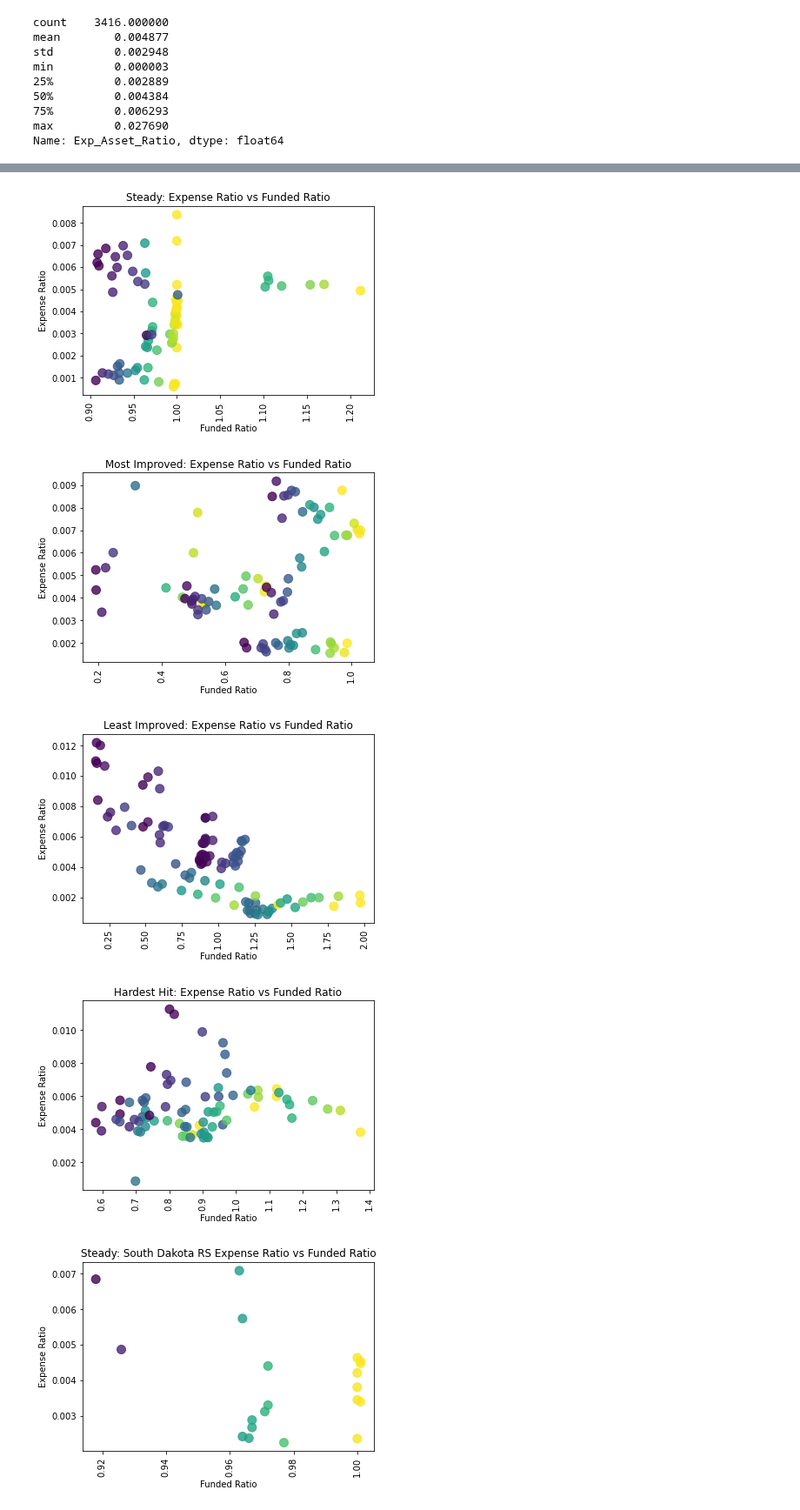
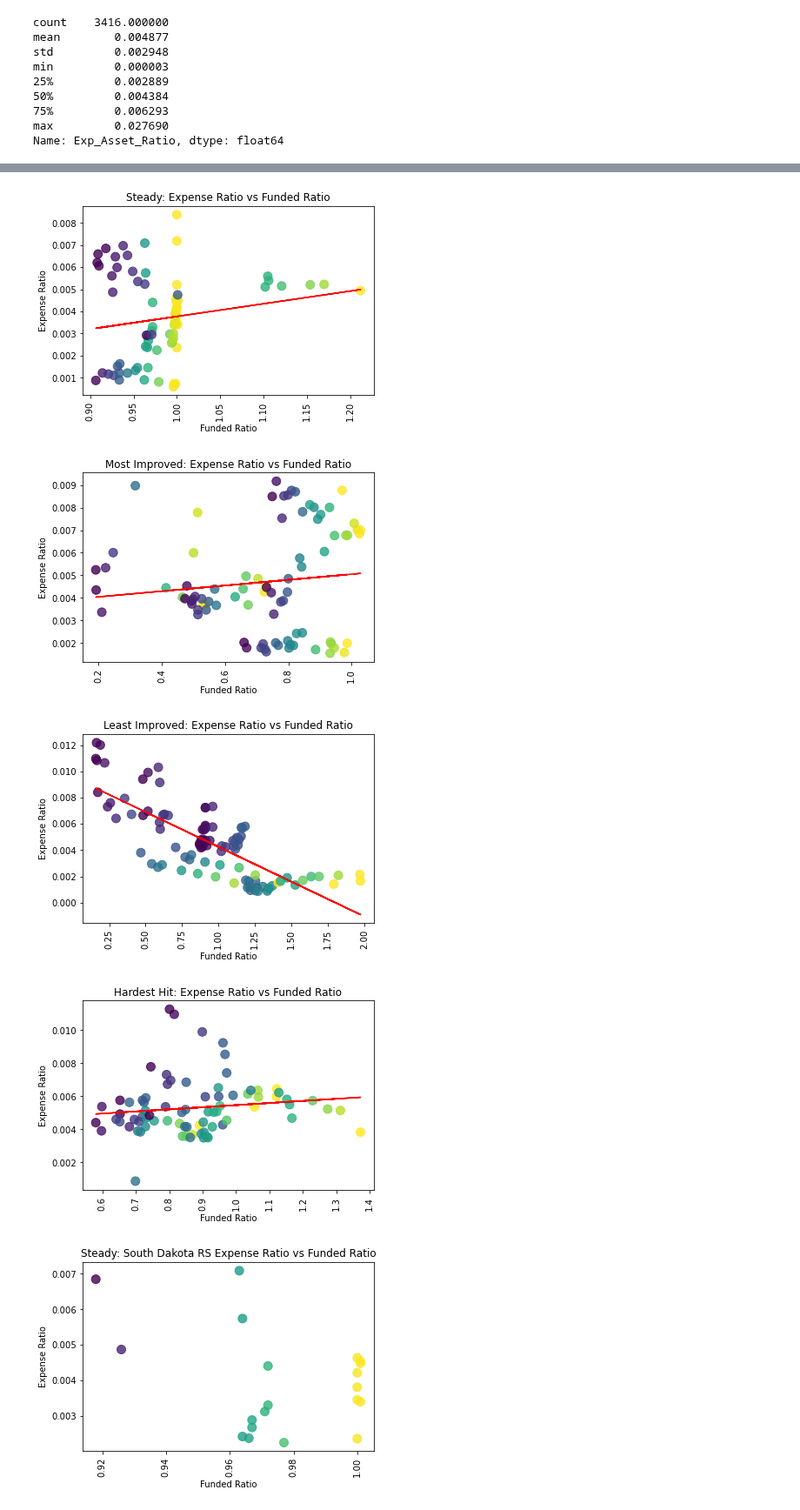
Before and after one commit to DeltaDeutsch/PPD-Group-Project, a Jupyter notebook: PPD Group Costs Fees.ipynb, the cells around one changed output, grey strips where cells are left out. Shown at 87% size. Saved outputs shown, nothing was run; the diff lists cells and outputs as text; code cells hidden in the pictures.

Commit message:
Added code to generate linear regressions in the for plotting for loops

```diff
--- a/PPD Group Costs Fees.ipynb
+++ b/PPD Group Costs Fees.ipynb
@@ -83,3 +84,9 @@ min         0.000003
 75%         0.006293
 max         0.027690
 Name: Exp_Asset_Ratio, dtype: float64
+# %%
+y_values = plan_income_funded_data_df.loc[plan_income_funded_data_df["ppd_id"].isin(focus_plans_list),"Exp_Asset_Ratio"]
+x_values = plan_income_funded_data_df.loc[plan_income_funded_data_df["ppd_id"].isin(focus_plans_list),"ActFundedRatio_GASB"]
+(slope, intercept, rvalue, pvalue, stderr) = st.linregress(x_values, y_values)
+regress_values = x_values * slope + intercept
+line_eq = "y = " + str(round(slope,2)) + "x + " + str(round(intercept,2))
@@ -86,24 +97,38 @@ Name: Exp_Asset_Ratio, dtype: float64
 # %%
 #Generate single plot for each key in the dictionary
 for key,value in study_plans_dict.items():
     for plans in value:
         plan_x=plan_income_funded_data_df[plan_income_funded_data_df["ppd_id"]==plans]
         plan_x_exprat=plan_x["Exp_Asset_Ratio"]
         plan_x_fundrat=plan_x["ActFundedRatio_GASB"]
         plan_x_fy=plan_x["fy"]
         plan_x_name=plan_data_df.loc[plan_data_df['ppd_id'] == plans, 'PlanName'].iloc[0]
+
+
+
         plt.title(f'{key}: Expense Ratio vs Funded Ratio')
         plt.xlabel("Funded Ratio")
         plt.ylabel("Expense Ratio")
         plt.scatter(plan_x_fundrat,plan_x_exprat,c=plan_x_fundrat,s=100,alpha=.8)
         plt.xticks(rotation=90)
-    plt.savefig(f'plot images/all_{key}_exprat_fundrat.png')
+
+
+
+
+
+    y_values = plan_income_funded_data_df.loc[plan_income_funded_data_df["ppd_id"].isin(value),"Exp_Asset_Ratio"]
+    x_values = plan_income_funded_data_df.loc[plan_income_funded_data_df["ppd_id"].isin(value),"ActFundedRatio_GASB"]
+    (slope, intercept, rvalue, pvalue, stderr) = st.linregress(x_values, y_values)
+    regress_values = x_values * slope + intercept
+    line_eq = "y = " + str(round(slope,2)) + "x + " + str(round(intercept,2))
+    plt.plot(x_values,regress_values,"r-")
+    #plt.savefig(f'plot images/all_{key}_exprat_fundrat.png')
     plt.show()
 # %% [output]
-[figure, old version]
+[figure, new version]
-[figure, old version]
+[figure, new version]
-[figure, old version]
+[figure, new version]
-[figure, old version]
+[figure, new version]
 # %%
 #Generate individual plots for all values in the dictionary
 for key,value in study_plans_dict.items():
```
Also changed, not shown: parts of 2 cells of this notebook, 4 other files.
